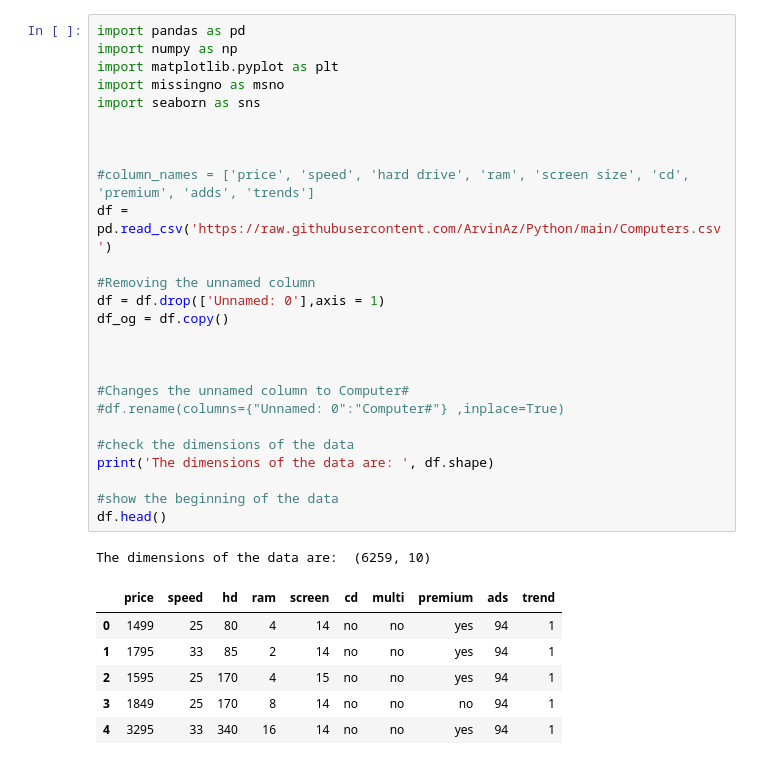
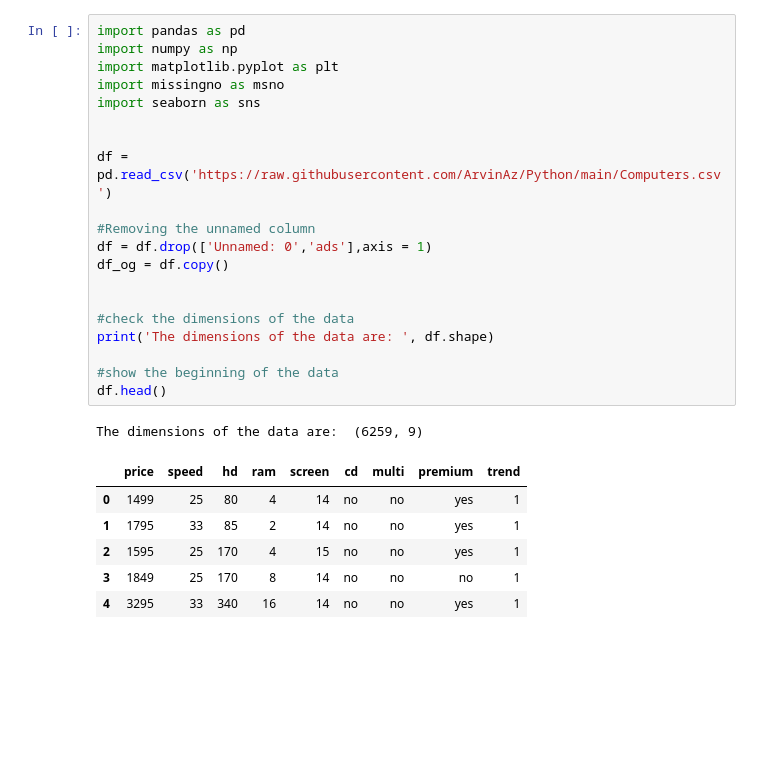
Before and after one commit to ArvinAz/Python, a Jupyter notebook: FINALPROJECT.ipynb, the cells around one changed output. Drawn from its saved outputs; the diff is of its cells as text; blank space fills up the shorter version.

```diff
--- a/FINALPROJECT.ipynb
+++ b/FINALPROJECT.ipynb
@@ -53,34 +53,28 @@ Before I start cleaning up my data and make graphs, I would like to define all o
 # %%
 import pandas as pd
 import numpy as np
 import matplotlib.pyplot as plt
 import missingno as msno
 import seaborn as sns
 
 
-
-#column_names = ['price', 'speed', 'hard drive', 'ram', 'screen size', 'cd', 'premium', 'adds', 'trends']
 df = pd.read_csv('https://raw.githubusercontent.com/ArvinAz/Python/main/Computers.csv')
 
 #Removing the unnamed column
-df = df.drop(['Unnamed: 0'],axis = 1)
+df = df.drop(['Unnamed: 0','ads'],axis = 1)
 df_og = df.copy()
 
-
-
-#Changes the unnamed column to Computer#
-#df.rename(columns={"Unnamed: 0":"Computer#"} ,inplace=True)
 
 #check the dimensions of the data
 print('The dimensions of the data are: ', df.shape)
 
 #show the beginning of the data
 df.head()
 # %% [output]
-The dimensions of the data are:  (6259, 10)
+The dimensions of the data are:  (6259, 9)
-|  | price | speed | hd | ram | screen | cd | multi | premium | ads | trend |
-| 0 | 1499 | 25 | 80 | 4 | 14 | no | no | yes | 94 | 1 |
-| 1 | 1795 | 33 | 85 | 2 | 14 | no | no | yes | 94 | 1 |
-| 2 | 1595 | 25 | 170 | 4 | 15 | no | no | yes | 94 | 1 |
-| 3 | 1849 | 25 | 170 | 8 | 14 | no | no | no | 94 | 1 |
-| 4 | 3295 | 33 | 340 | 16 | 14 | no | no | yes | 94 | 1 |
+|  | price | speed | hd | ram | screen | cd | multi | premium | trend |
+| 0 | 1499 | 25 | 80 | 4 | 14 | no | no | yes | 1 |
+| 1 | 1795 | 33 | 85 | 2 | 14 | no | no | yes | 1 |
+| 2 | 1595 | 25 | 170 | 4 | 15 | no | no | yes | 1 |
+| 3 | 1849 | 25 | 170 | 8 | 14 | no | no | no | 1 |
+| 4 | 3295 | 33 | 340 | 16 | 14 | no | no | yes | 1 |
```
Also changed, not shown: parts of 50 cells of this notebook.
